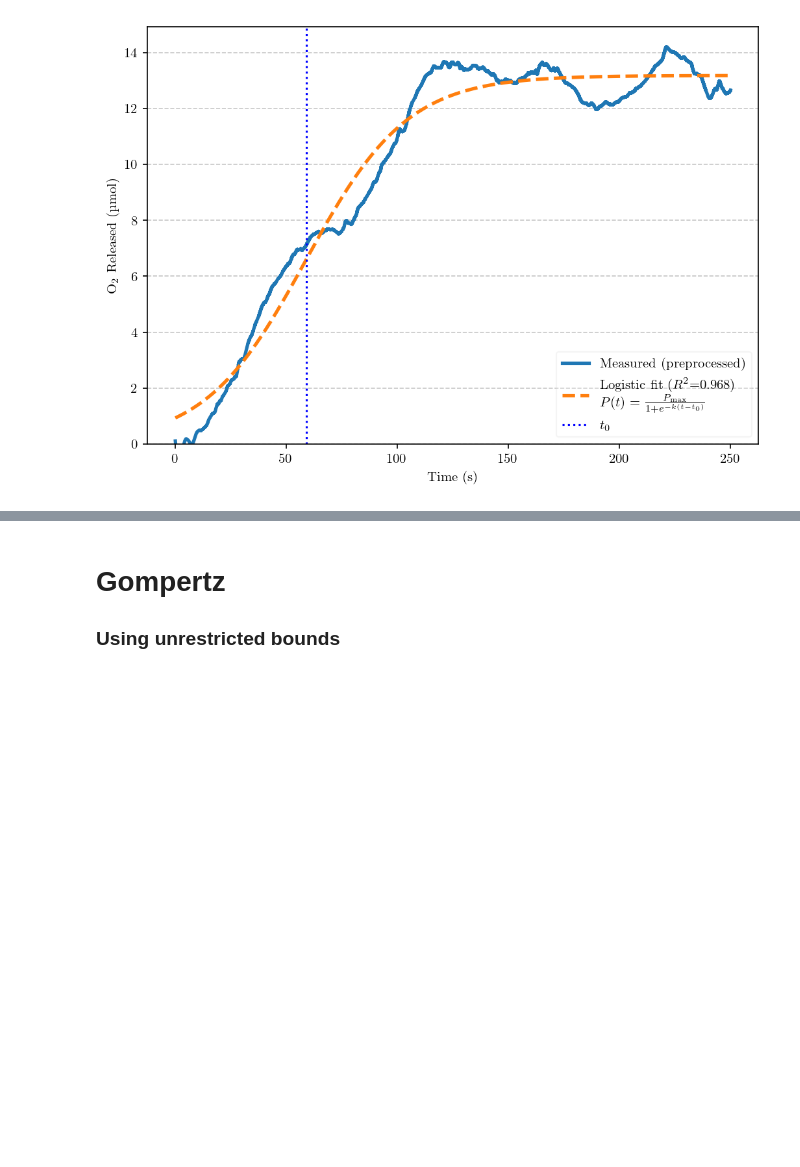
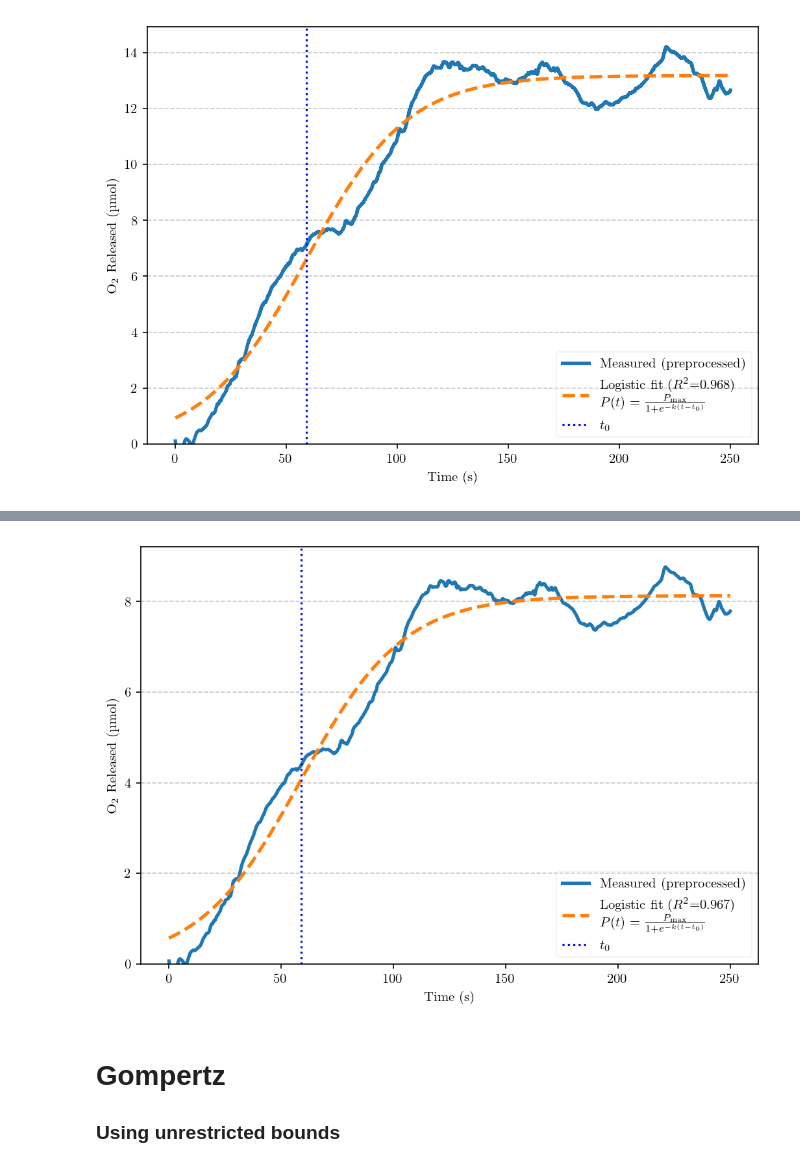
Before and after one commit to ChandrikaSethumadhavan/Master_Thesis, a Jupyter notebook: Kinetic models.ipynb, the cells around one changed output, grey strips where cells are left out. Saved outputs shown, nothing was run; the diff lists cells and outputs as text; code cells hidden in the pictures; blank space fills up the shorter version.

```diff
--- a/Kinetic models.ipynb
+++ b/Kinetic models.ipynb
@@ -701,3 +811,87 @@ plt.show()
 |  | Model | P_max (µmol) | k (1/h) | t0 (h) | RMSE | R² | AIC | BIC |
 | 0 | Logistic (bounded) | 13.182843 | 0.043771 | 59.024291 | 0.770846 | 0.967748 | -468159.844205 | -468124.715762 |
 [figure]
+# %%
+
+# ---- Load your preprocessed CSV ----
+mlogi_csv = r"C:\Users\chand\Documents\GitHub\Thesis\M1-2.5mM\data files\O2_RT_released_multi_volumes.csv"
+df_mlogi = pd.read_csv(mlogi_csv)
+df_mlogi.columns = [c.strip() for c in df_mlogi.columns]
+
+# Replace these with the series/column you want to fit
+ngas_mlogi = df_mlogi["DWT denoised pressure (kPa)"].values
+time_mlogi = df_mlogi["Time (s)"].values
+
+# --- Clean NaNs/Infs ---
+mask = np.isfinite(time_mlogi) & np.isfinite(ngas_mlogi)
+t = np.asarray(time_mlogi[mask], dtype=float)
+y = np.asarray(ngas_mlogi[mask], dtype=float)
+
+# --- Logistic model ---
+def logistic_model(t, t0, k, P_max):
+    return P_max / (1.0 + np.exp(-k * (t - t0)))
+
+# --- Fit function with bounds from table ---
+def fit_logistic_model(time, signal):
+    P_max = np.max(signal)
+    # initial guess for t0 = time at ~half max
+    P0_init = time[np.argmin(np.abs(signal - P_max / 2.0))]
+    k_init = 1.0 / (time[-1] - time[0] + 1e-9)  # avoid div/0
+
+    # bounds according to table:
+    # t0: [0.8 * P0_init, 1.2 * P0_init]
+    # k: [0, 1]
+    # P_max: [0.8 * P_max, 1.2 * P_max]
+    bounds = [
+        (0.8 * P0_init, 1.2 * P0_init),
+        (0.0, 1.0),
+        (0.8 * P_max, 1.2 * P_max)
+    ]
+
+    res = minimize(
+        lambda p: mean_squared_error(signal, logistic_model(time, *p)),
+        [P0_init, k_init, P_max],
+        bounds=bounds
+    )
+    popt = res.x
+    fit = logistic_model(time, *popt)
+    return popt, fit
+
+# --- Run fit ---
+popt, y_fit = fit_logistic_model(t, y)
+t0_fit, k_fit, Pmax_fit = popt
+
+# --- Metrics ---
+rss = np.sum((y - y_fit) ** 2)
+rmse = np.sqrt(mean_squared_error(y, y_fit))
+r2 = r2_score(y, y_fit)
+n = len(y)
+aic = n * np.log(rss / n) + 2 * 3
+bic = n * np.log(rss / n) + 3 * np.log(n)
+
+metrics = pd.DataFrame({
+    "Model": ["Logistic (bounded)"],
+    "P_max (µmol)": [Pmax_fit],
+    "k (1/h)": [k_fit],
+    "t0 (h)": [t0_fit],
+    "RMSE": [rmse],
+    "R²": [r2],
+    "AIC": [aic],
+    "BIC": [bic]
+})
+display(metrics.round(6))
+
+# --- Plot ---
+plt.figure(figsize=(7, 5), dpi=150)
+plt.plot(t, y, label="Measured (preprocessed)", lw=2.5)
+plt.plot(t, y_fit, "--", lw=2.5,
+         label=fr"Logistic fit ($R^2$={r2:.3f})" + "\n" + r"$P(t)=\frac{P_{\max}}{1+e^{-k(t-t_0)}}$")
+plt.axvline(t0_fit, linestyle=":", color="blue", label=r"$t_0$")
+plt.xlabel("Time (s)")
+plt.ylabel("O$_2$ Released (µmol)")
+plt.ylim(bottom=0)
+plt.grid(axis="y", linestyle="--", alpha=0.7)
+plt.legend(loc="lower right", frameon=True, framealpha=0.2)
+plt.tight_layout()
+plt.show()
+# %% [output]
@@ -704,3 +900,4 @@ plt.show()
+[figure, added]
 # %% [markdown]
 # Gompertz
 
```
Also changed, not shown: parts of 11 cells of this notebook, 1 other file.
